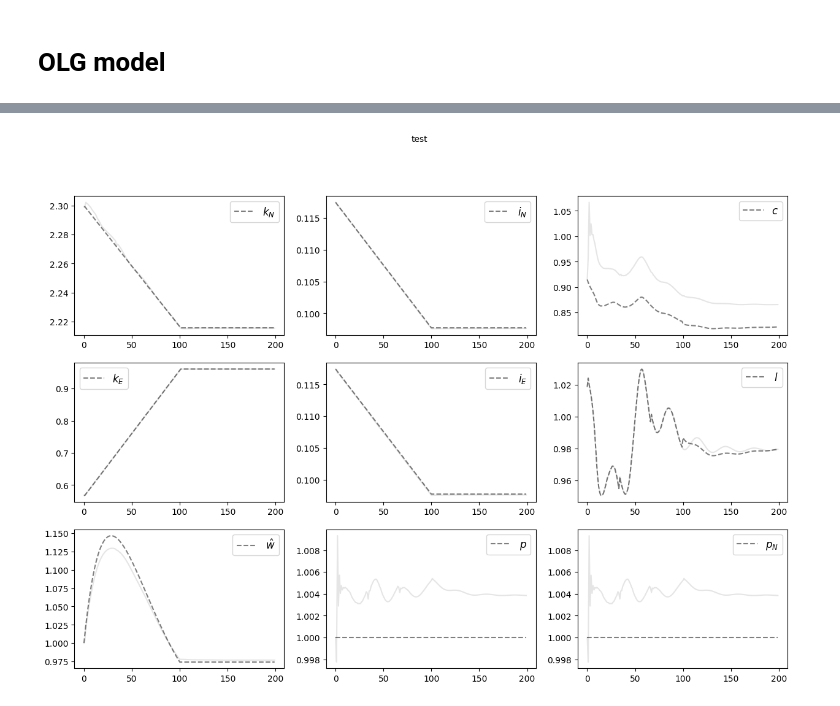
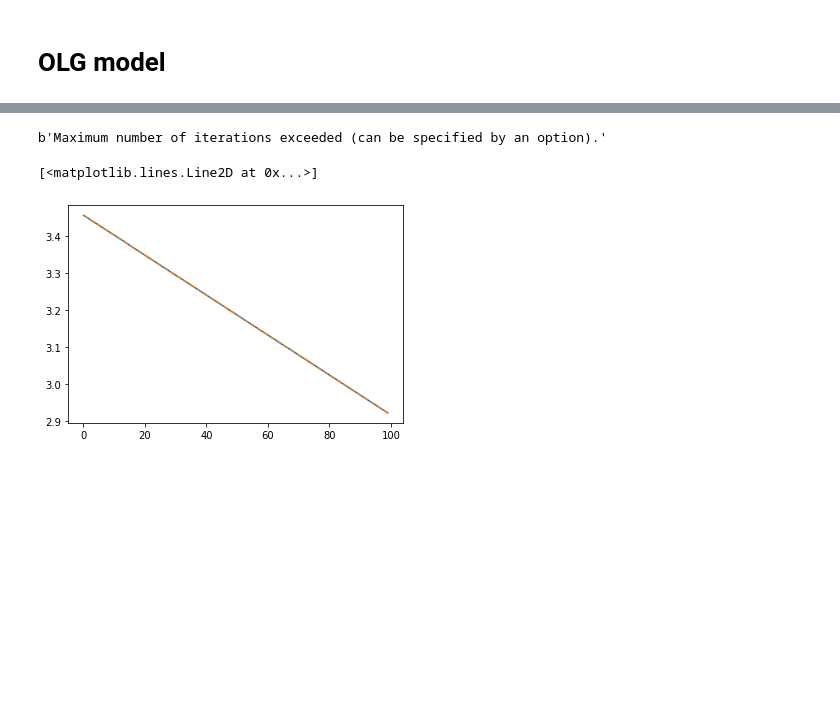
Before and after one commit to mkhlgrv/olg, a Jupyter notebook: solver_colab.ipynb, the cells around one changed output, grey strips where cells are left out. Drawn from its saved outputs; the diff is of its cells as text; code cells hidden in the pictures; blank space fills up the shorter version.

```diff
--- a/solver_colab.ipynb
+++ b/solver_colab.ipynb
@@ -1227,15 +1173,15 @@ olg.create_guess(t_0=t_0, steady_start=t_1)
 # %%
 class JAX_OLG():
     def copy_from(self, model):
-        self.price_M = jnp.array(model.price_M).copy()
-        self.A = jnp.array(model.A).copy()
-        self.Labor = jnp.array(model.Labor).copy()
-        self.r = jnp.array(model.r).copy()
-        self.tau_pi = jnp.array(model.tau_pi).copy()
-        self.Gov = jnp.array(model.Gov).copy()
-        self.Consumption = jnp.array(model.Consumption).copy()
-        self.psi_O =jnp.array(model.psi_O).copy()
-        self.Y_O = jnp.array(model.Y_O).copy()
+        self.price_M = jnp.array(model.price_M[:(t_1+2)]).copy()
+        self.A = jnp.array(model.A[:(t_1+2)]).copy()
+        self.Labor = jnp.array(model.Labor[:(t_1+2)]).copy()
+        self.r = jnp.array(model.r[:(t_1+2)]).copy()
+        self.tau_pi = jnp.array(model.tau_pi[:(t_1+2)]).copy()
+        self.Gov = jnp.array(model.Gov[:(t_1+2)]).copy()
+        self.Consumption = jnp.array(model.Consumption[:(t_1+2)]).copy()
+        self.psi_O =jnp.array(model.psi_O[:(t_1+2)]).copy()
+        self.Y_O = jnp.array(model.Y_O[:(t_1+2)]).copy()
 # %%
 # static
 static = JAX_OLG()
@@ -1430,7 +1372,7 @@ class OLG_problem():
 
     def hessian(self, x, lagrange, obj_factor):
         """Returns the non-zero values of the Hessian."""
-        # row, col = self.hessianstructure()
+        row, col = self.hessianstructure()
 
         return obj_hess(x)[row, col]
 
@@ -1451,6 +1395,7 @@ nlp = cyipopt.Problem(
    ub=jnp.repeat(10e19, len(z_guess))
 )
 # %%
-nlp.add_option('mu_strategy', 'adaptive')
+nlp.add_option('mu_strategy', 'monotone')
 nlp.add_option('tol', 1e-3)
-nlp.add_option('max_iter',50)
+nlp.add_option('max_iter',500)
+nlp.add_option(b'print_level',5)
@@ -2003,4 +1403,0 @@ NameError: name 'file_name' is not defined
-# %%
-aggregate.fig
-# %% [output]
-[figure, removed]
@@ -2006,0 +1408,2 @@ aggregate.fig
+# %%
+z_guess = x.copy()
@@ -2006,0 +1412,10 @@ aggregate.fig
+# %%
+info['status_msg']
+# %% [output]
+b'Maximum number of iterations exceeded (can be specified by an option).'
+# %%
+plt.plot(x[:100])
+plt.plot(z_guess[:100], linestyle='dashed')
+# %% [output]
+[<matplotlib.lines.Line2D at 0x...>]
+[figure, added]
```
Also changed, not shown: parts of 117 cells of this notebook.
